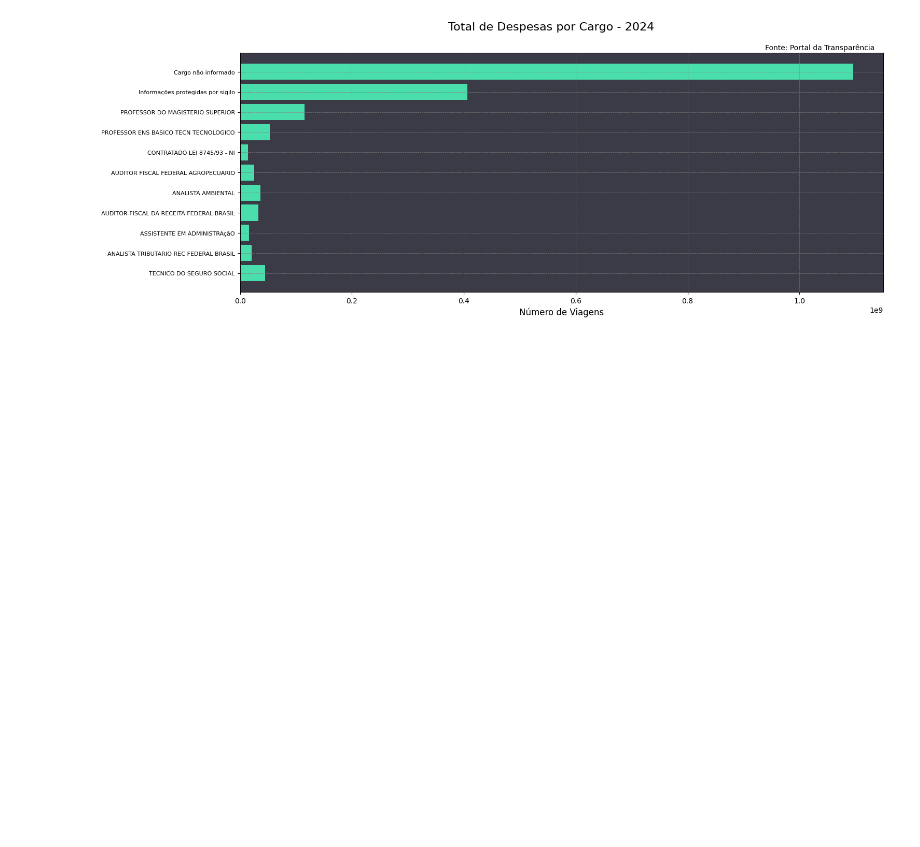
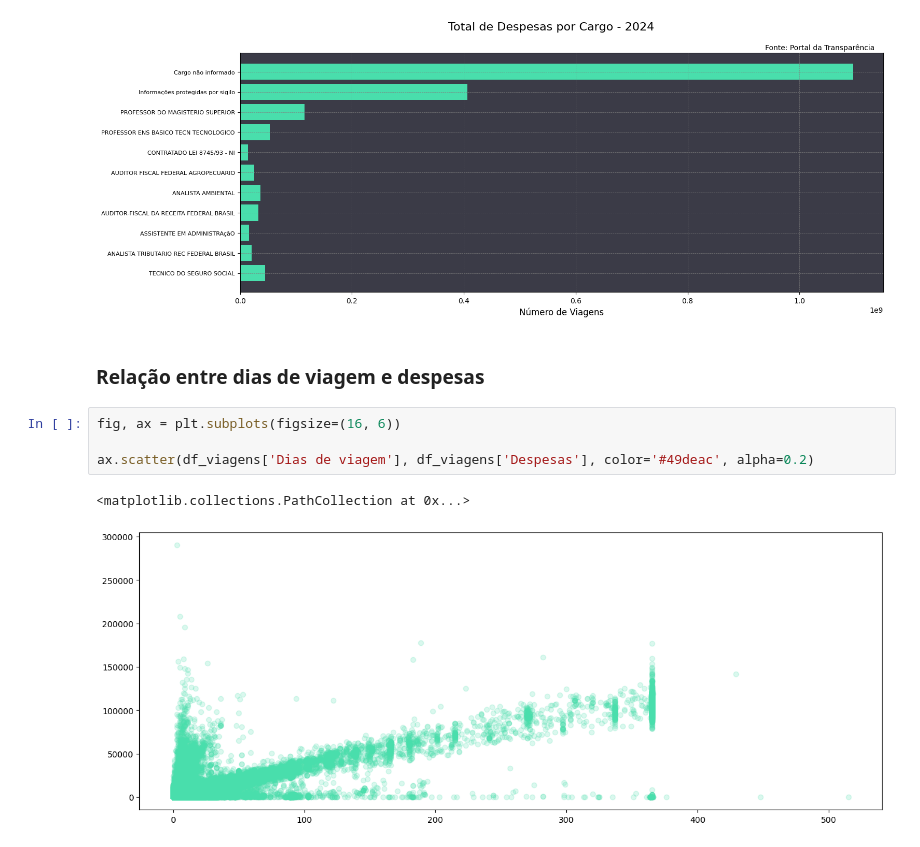
Before and after one commit to Luis-Filipe-Santos/analise-transparencia, a Jupyter notebook: analise.ipynb, the cells around one changed output. Drawn from its saved outputs; the diff is of its cells as text; blank space fills up the shorter version.

Commit message:
Relação Passagens x Viagem

```diff
--- a/analise.ipynb
+++ b/analise.ipynb
@@ -99,3 +101,12 @@ plt.xlabel('Número de Viagens', fontsize=12)
 plt.show()
 # %% [output]
 [figure]
+# %% [markdown]
+### Relação entre dias de viagem e despesas
+# %%
+fig, ax = plt.subplots(figsize=(16, 6))
+
+ax.scatter(df_viagens['Dias de viagem'], df_viagens['Despesas'], color='#49deac', alpha=0.2)
+# %% [output]
+<matplotlib.collections.PathCollection at 0x...>
+[figure, added]
```
Also changed, not shown: parts of 6 cells of this notebook.
